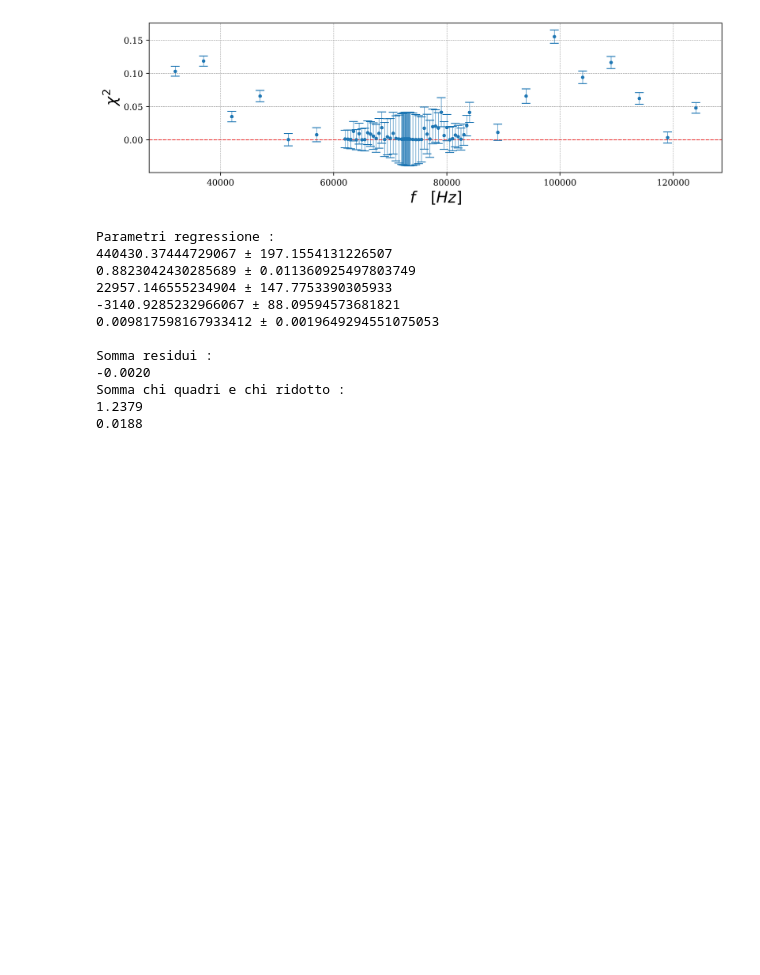
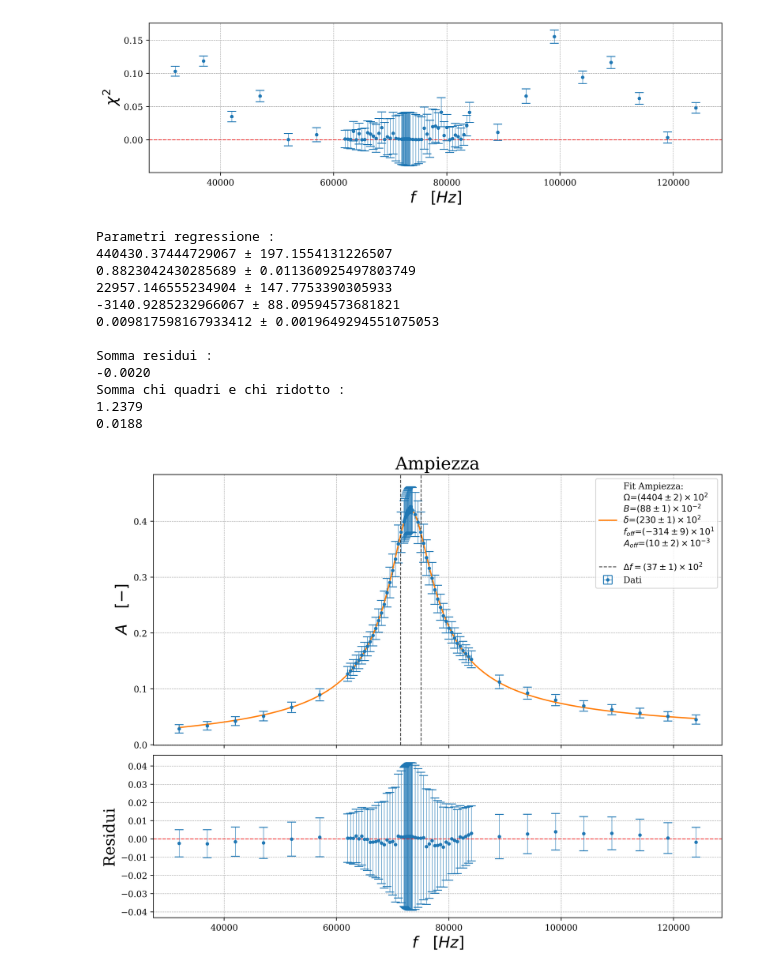
Before and after one commit to nichettg/Codici, a Jupyter notebook: 7. RLC Dominio Frequenza con Vin/ampiezza.ipynb, the cells around one changed output. Drawn from its saved outputs; the diff is of its cells as text; code cells hidden in the pictures; blank space fills up the shorter version.

```diff
--- a/7. RLC Dominio Frequenza con Vin/ampiezza.ipynb
+++ b/7. RLC Dominio Frequenza con Vin/ampiezza.ipynb
@@ -78,7 +78,7 @@ print(beta0)
 # %% [output]
 [439822.971502571, 1, 10122.199592668023, 1, 1]
 # %%
-analisi = analizza("ampiezza", modello, param_labels, beta0, legenda_fontsize = 10)
+analisi, fig = analizza("ampiezza", modello, param_labels, beta0, legenda_fontsize = 10, ritorno_grafico=True)
 # %% [output]
 [figure]
 [figure]
@@ -105,3 +105,33 @@ parametri_profilazione = [[par[0], par[1], par[2]], [spar[0], spar[1], spar[2]]]
 parametri_offset = [par[3], par[4]]
 parametri = [parametri_profilazione, parametri_offset]
 let.esporta_pickle(parametri, "ampiezza.pkl")
+# %%
+delta = par[2]
+f0 = par[0] / (2*np.pi) - par[3]
+
+# Larghezza di banda in Hz
+bandwidth = delta / (2 * np.pi)
+
+(ax1, ax2) = fig.axes
+
+ax1.axvline(
+    f0 + bandwidth/2,
+    **gf.line_params,
+    color="black",
+    ls="--"
+)
+ax1.axvline(
+    f0 - bandwidth/2,
+    **gf.line_params,
+    color="black",
+    ls="--",
+    label=f"$\\Delta f = {gf.formatta_errore(bandwidth,spar[2])}$"
+)
+
+ax1.legend(fontsize=10)
+
+let.salva_grafico(fig,"ampiezza/regressione.pdf")
+
+fig
+# %% [output]
+[figure, added]
```
Also changed, not shown: 6 other files.
